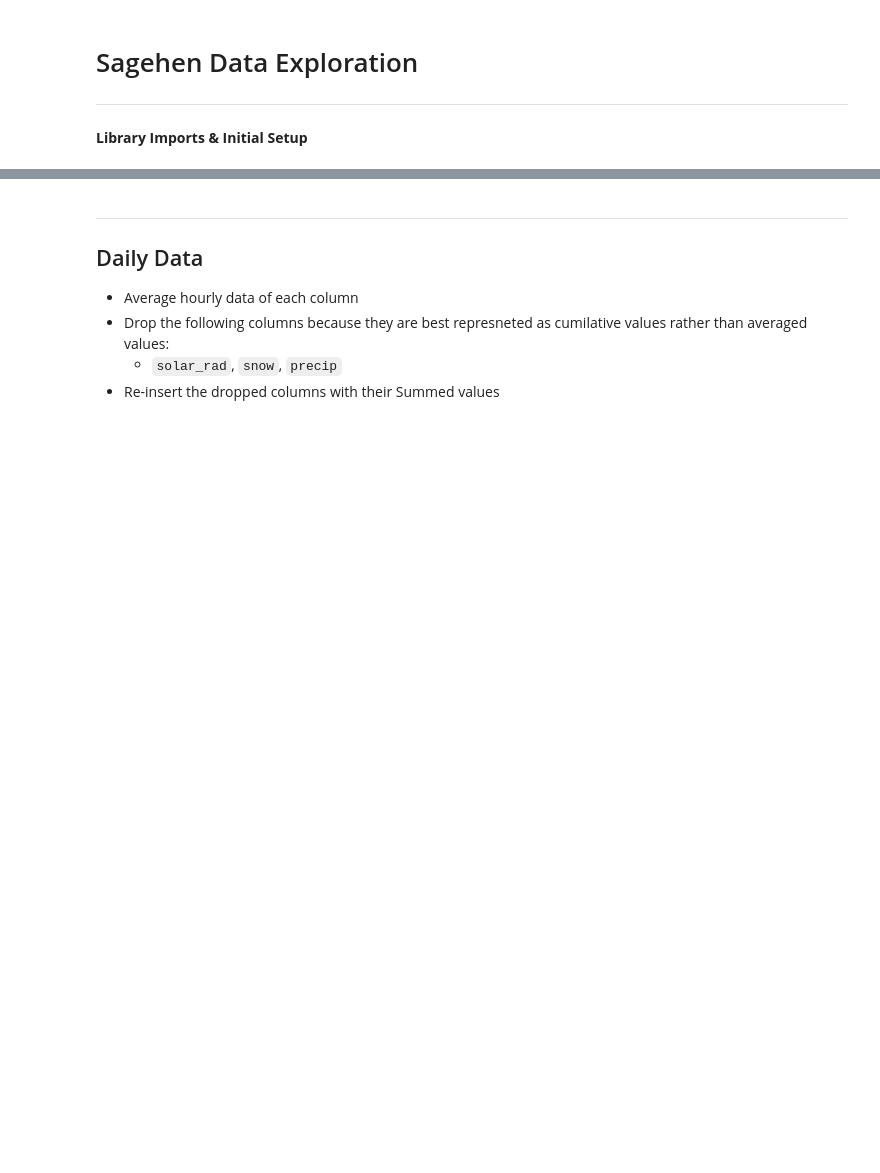
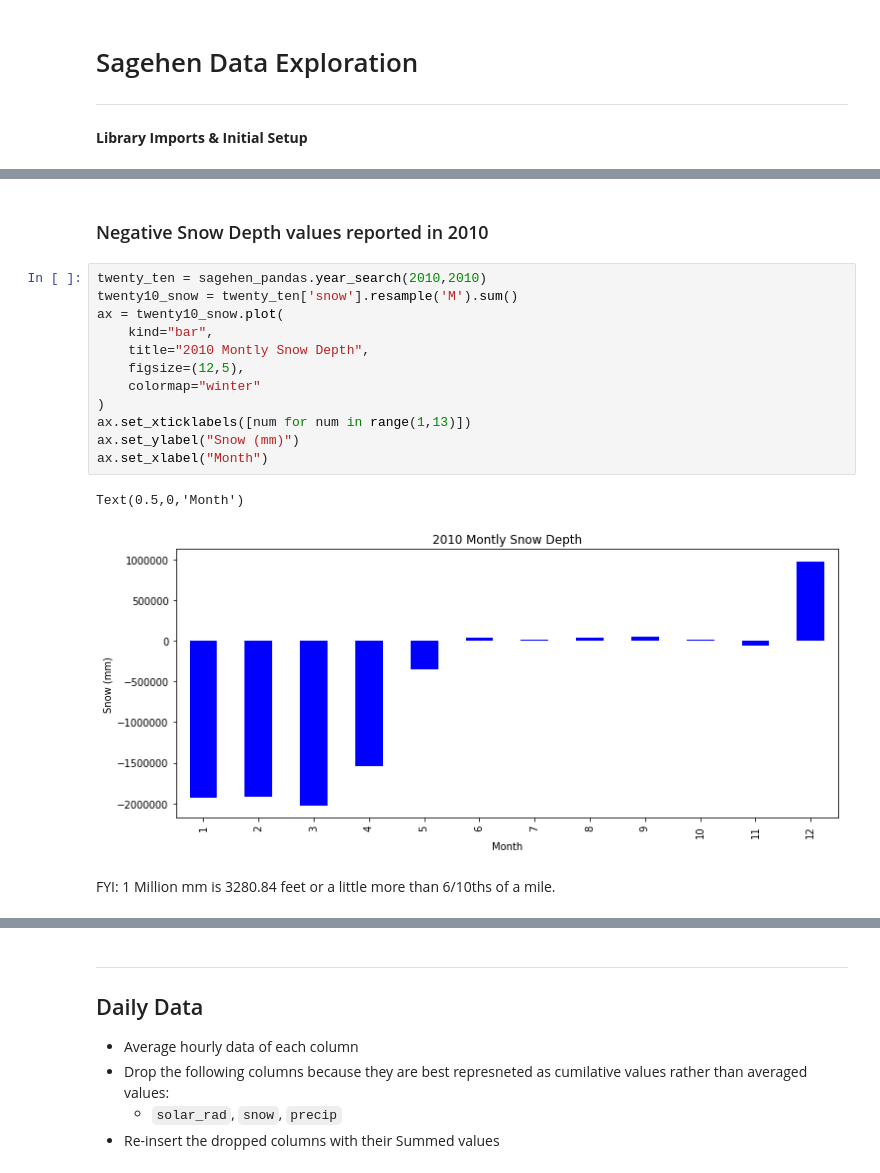
Before and after one commit to aaanyaaa/Segehen, a Jupyter notebook: Sagehen Data Exploration.ipynb, the cells around one changed output, grey strips where cells are left out. Drawn from its saved outputs; the diff is of its cells as text; blank space fills up the shorter version.

```diff
--- a/Sagehen Data Exploration.ipynb
+++ b/Sagehen Data Exploration.ipynb
@@ -71,0 +64,19 @@ sage_df = sage_df.apply(pd.to_numeric, args=('coerce',))
+# %% [markdown]
+### Negative Snow Depth values reported in 2010
+# %%
+twenty_ten = sagehen_pandas.year_search(2010,2010)
+twenty10_snow = twenty_ten['snow'].resample('M').sum()
+ax = twenty10_snow.plot(
+    kind="bar",
+    title="2010 Montly Snow Depth",
+    figsize=(12,5),
+    colormap="winter"
+)
+ax.set_xticklabels([num for num in range(1,13)])
+ax.set_ylabel("Snow (mm)")
+ax.set_xlabel("Month")
+# %% [output]
+Text(0.5,0,'Month')
+[figure, added]
+# %% [markdown]
+FYI: 1 Million mm is 3280.84 feet or a little more than 6/10ths of a mile.
```
Also changed, not shown: parts of 40 cells of this notebook.
